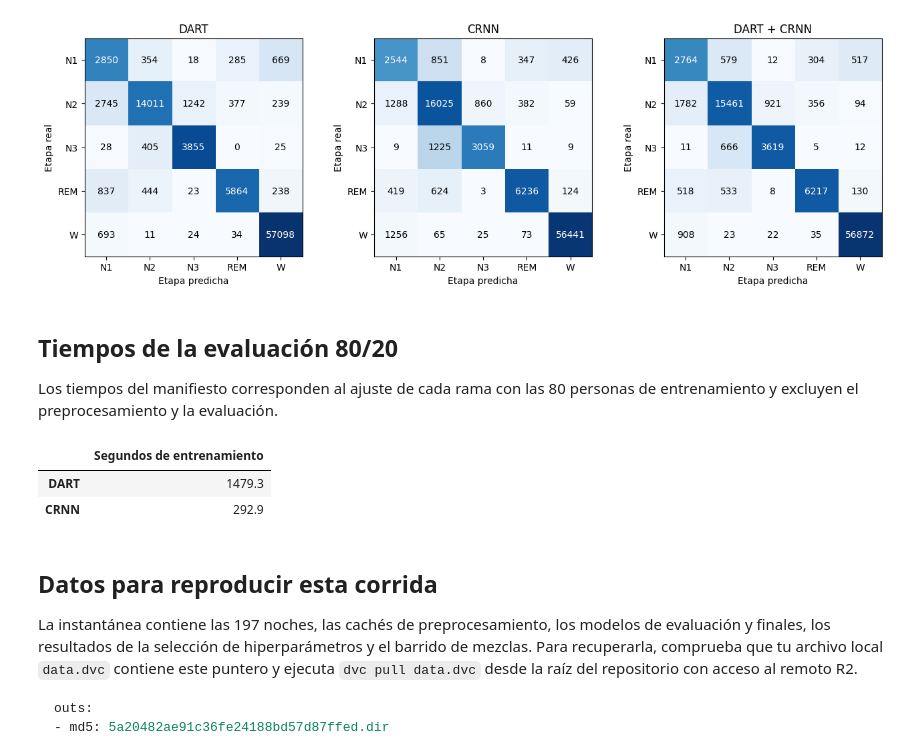
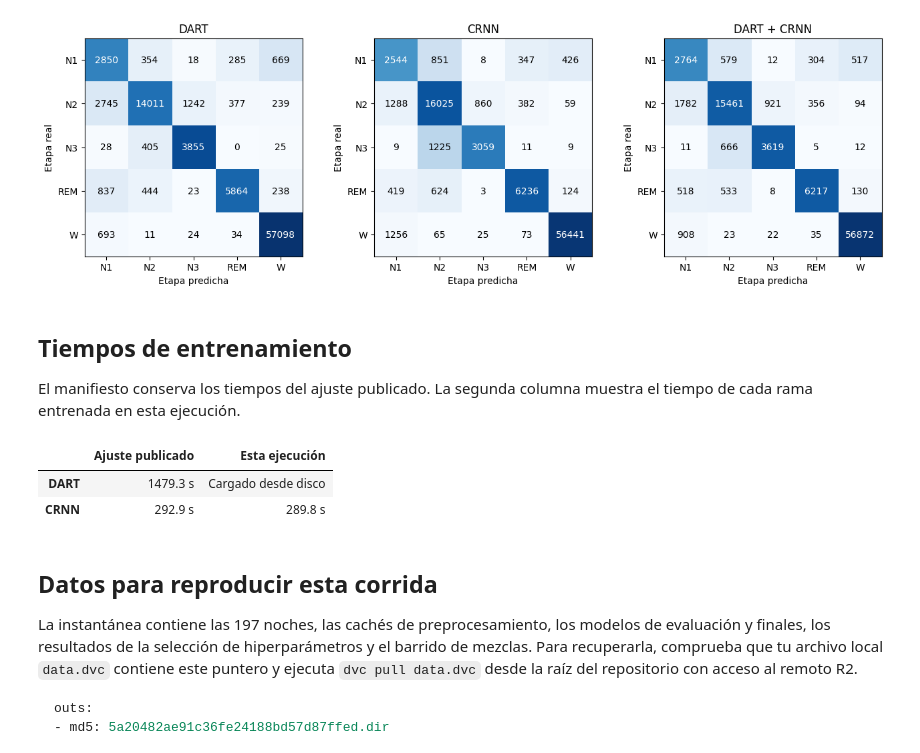
Before and after one commit to jcrkboy/micro-proyecto-grupo-7, a Jupyter notebook: Notebooks/dart_crnn_mixto.ipynb, the cells around one changed output. Drawn from its saved outputs; the diff is of its cells as text; code cells hidden in the pictures.

Commit message:
Ordena el notebook mixto y reproduce la CRNN de 27 épocas

```diff
--- a/Notebooks/dart_crnn_mixto.ipynb
+++ b/Notebooks/dart_crnn_mixto.ipynb
@@ -157,15 +103,18 @@ Cassette · 153/153 grupos procesados
 El paquete del proyecto prepara las características tabulares y construye el clasificador. La configuración mixta conserva el orden de sus 2.280 columnas y sus pesos por etapa. Las características de EMG no disponibles en Cassette se representan como valores ausentes.
 # %%
 def entrenar_dart(filas):
+    """Ajusta DART sobre las filas de entrenamiento en el orden de columnas publicado."""
     modelo = create_lightgbm_classifier(**PARAMS)
+
     def progreso(env):
         iteracion = env.iteration + 1
         if iteracion % 50 == 0 or iteracion == env.end_iteration:
-            print(f'DART · {iteracion}/{env.end_iteration} iteraciones', flush=True)
+            print(f"DART · {iteracion}/{env.end_iteration} iteraciones", flush=True)
 
     datos = X if filas.index.equals(X.index) else X.loc[filas.index]
     modelo.fit(datos, filas.etapa, callbacks=[progreso])
-    np.testing.assert_array_equal(modelo.classes_, CLASES)
+    if not np.array_equal(modelo.classes_, CLASES):
+        raise ValueError("El orden de etapas de DART difiere del orden publicado.")
     return modelo.booster_
 # %% [markdown]
 ## CRNN contextual
@@ -466,0 +664,13 @@ Ajustado y guardado: evaluacion_80_20 {'dart': 1479.3, 'crnn': 292.9}
+# %%
+seleccion_fusion = leer_mezcla_seleccionada(ficha_eval, obligatoria=MODO_AJUSTE != "ambos")
+PESO_DART = seleccion_fusion["porcentaje_dart"] / 100 if seleccion_fusion else 0.70
+print(f"Mezcla evaluada: {PESO_DART:.0%} DART y {1 - PESO_DART:.0%} CRNN.")
+p_dart = dart_eval.predict(X.loc[test.index], num_threads=4)
+p_crnn = np.empty_like(p_dart)
+for rid, g in test.groupby("record_id"):
+    p_crnn[test.index.get_indexer(g.index)] = prob_crnn(crnn_eval, entradas[rid])[g.epoch_index]
+p_fusion = combinar(p_dart, p_crnn, PESO_DART)
+resultados = test.copy()
+modelos = ["DART", "CRNN", "DART + CRNN"]
+for modelo, p in zip(modelos, [p_dart, p_crnn, p_fusion]):
+    resultados[modelo] = CLASES[p.argmax(axis=1)]
@@ -545,22 +794,29 @@ plt.show()
 # %% [output]
 [figure]
 # %% [markdown]
-## Tiempos de la evaluación 80/20
+## Tiempos de entrenamiento
 
-Los tiempos del manifiesto corresponden al ajuste de cada rama con las 80 personas de entrenamiento y excluyen el preprocesamiento y la evaluación.
+El manifiesto conserva los tiempos del ajuste publicado. La segunda columna muestra el tiempo de cada rama entrenada en esta ejecución.
 # %%
-import json
-from pathlib import Path
-import pandas as pd
-
-raiz = next(p for p in (Path.cwd(), *Path.cwd().parents) if (p/'data.dvc').is_file())
-ruta = raiz/'data/models/dart_crnn_mixto/versiones/dart_666_crnn_27_20261119_191036/evaluacion_80_20/manifest.json'
-tiempos = json.loads(ruta.read_text('utf8'))['tiempos_s']
-display(pd.Series(tiempos, name='Segundos de entrenamiento').rename(index=str.upper).round(1).to_frame())
+display(
+    pd.DataFrame(
+        {
+            "Ajuste publicado": {
+                rama.upper(): f"{t:.1f} s" for rama, t in ficha_eval["tiempos_s"].items()
+            },
+            "Esta ejecución": {
+                rama.upper(): f"{tiempos_corrida[rama]:.1f} s"
+                if rama in tiempos_corrida
+                else "Cargado desde disco"
+                for rama in ("dart", "crnn")
+            },
+        }
+    )
+)
 # %% [output]
-|  | Segundos de entrenamiento |
-| DART | 1479.3 |
-| CRNN | 292.9 |
+|  | Ajuste publicado | Esta ejecución |
+| DART | 1479.3 s | Cargado desde disco |
+| CRNN | 292.9 s | 289.8 s |
 # %% [markdown]
 ## Datos para reproducir esta corrida
 
```
Also changed, not shown: parts of 34 cells of this notebook.
